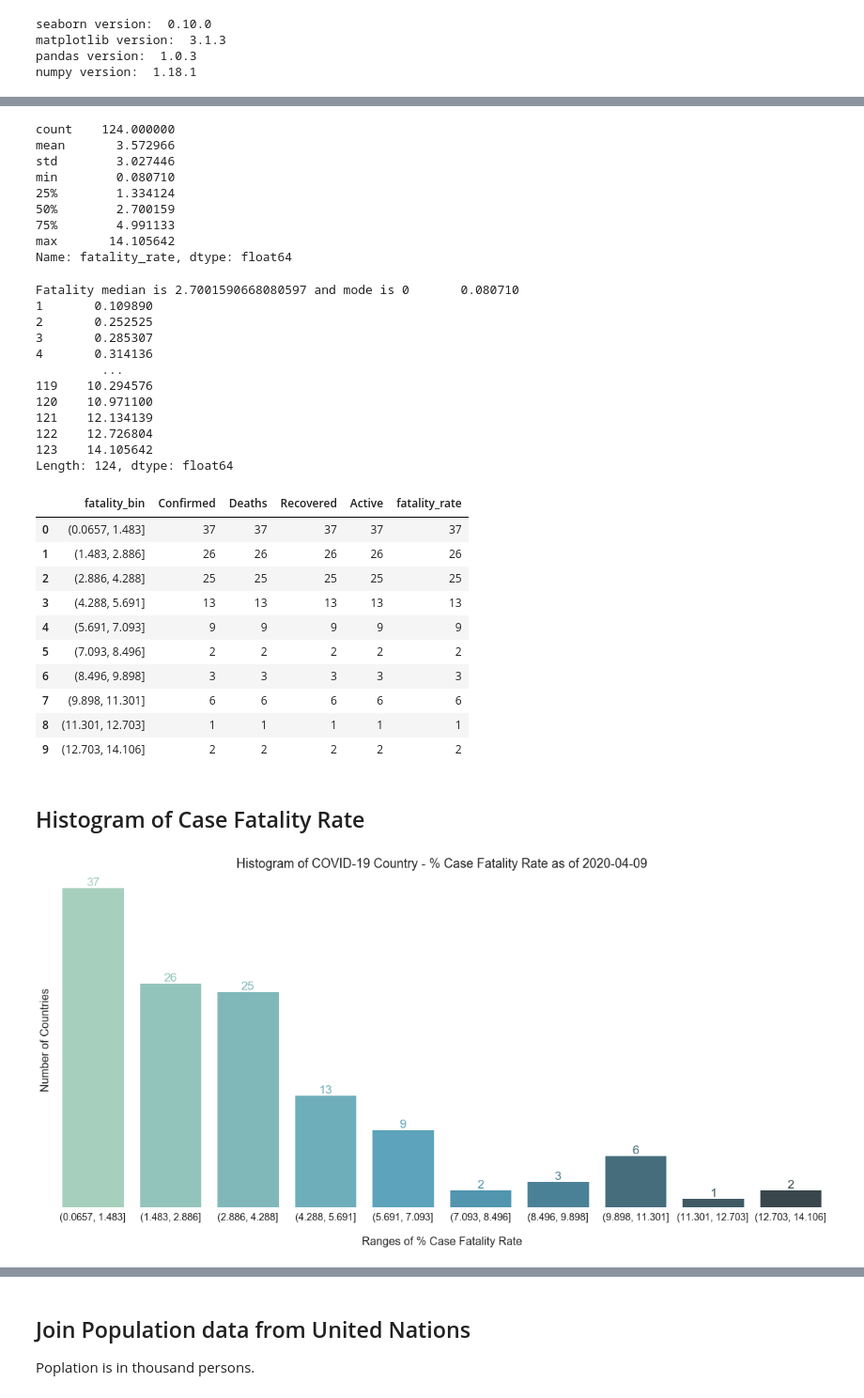
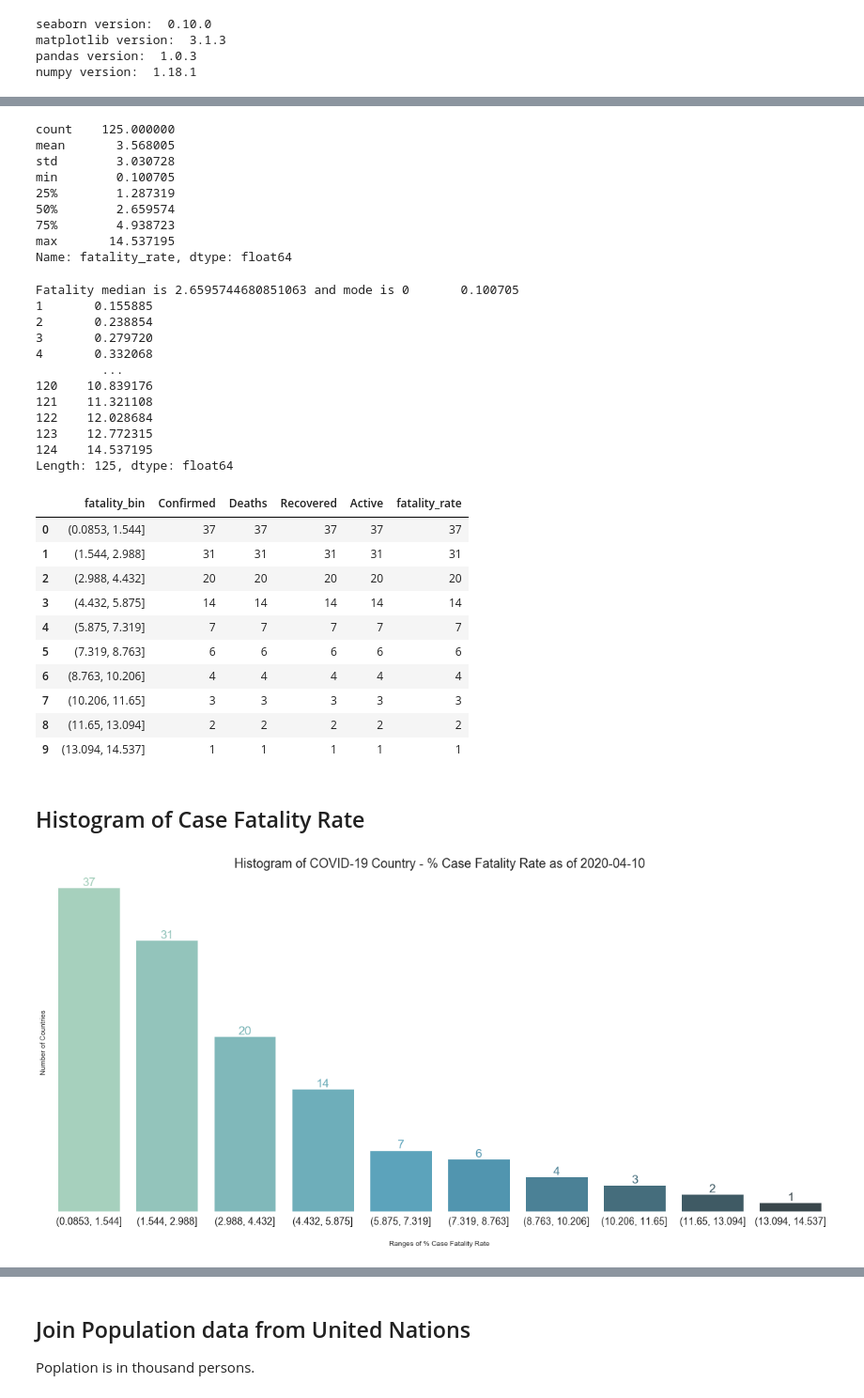
Before and after one commit to nnworkspace/covid19-insight, a Jupyter notebook: covid19-insight.ipynb, the cells around one changed output, grey strips where cells are left out. Shown at 94% size. Drawn from its saved outputs; the diff is of its cells as text; code cells hidden in the pictures.

```diff
--- a/covid19-insight.ipynb
+++ b/covid19-insight.ipynb
@@ -19,7 +19,7 @@ matplotlib version:  3.1.3
 pandas version:  1.0.3
 numpy version:  1.18.1
 # %%
-dateStr = '2020-04-09'
+dateStr = '2020-04-10'
 
 covid_daily_df = pd.read_csv("data/{}.csv".format(dateStr))
 
@@ -252,14 +252,14 @@ df_fatality_scores
 # basic statistics of the fatality
 fatalities.fatality_rate.describe()
 # %% [output]
-count    124.000000
-mean       3.572966
-std        3.027446
-min        0.080710
-25%        1.334124
-50%        2.700159
-75%        4.991133
-max       14.105642
+count    125.000000
+mean       3.568005
+std        3.030728
+min        0.100705
+25%        1.287319
+50%        2.659574
+75%        4.938723
+max       14.537195
 Name: fatality_rate, dtype: float64
 # %%
 # median and mode of fatality rate
@@ -269,18 +269,18 @@ fatality_mode = fatalities.fatality_rate.mode()
 
 print("Fatality median is {} and mode is {}".format(fatality_median, fatality_mode))
 # %% [output]
-Fatality median is 2.7001590668080597 and mode is 0       0.080710
-1       0.109890
-2       0.252525
-3       0.285307
-4       0.314136
+Fatality median is 2.6595744680851063 and mode is 0       0.100705
+1       0.155885
+2       0.238854
+3       0.279720
+4       0.332068
          ...
-119    10.294576
-120    10.971100
-121    12.134139
-122    12.726804
-123    14.105642
-Length: 124, dtype: float64
+120    10.839176
+121    11.321108
+122    12.028684
+123    12.772315
+124    14.537195
+Length: 125, dtype: float64
 # %%
 # the mode above does not make sense, let's fix it.
 
@@ -298,16 +298,16 @@ df_counts
 # I'd like to see the content of each bin, what to do?
 # %% [output]
 |  | fatality_bin | Confirmed | Deaths | Recovered | Active | fatality_rate |
-| 0 | (0.0657, 1.483] | 37 | 37 | 37 | 37 | 37 |
-| 1 | (1.483, 2.886] | 26 | 26 | 26 | 26 | 26 |
-| 2 | (2.886, 4.288] | 25 | 25 | 25 | 25 | 25 |
-| 3 | (4.288, 5.691] | 13 | 13 | 13 | 13 | 13 |
-| 4 | (5.691, 7.093] | 9 | 9 | 9 | 9 | 9 |
-| 5 | (7.093, 8.496] | 2 | 2 | 2 | 2 | 2 |
-| 6 | (8.496, 9.898] | 3 | 3 | 3 | 3 | 3 |
-| 7 | (9.898, 11.301] | 6 | 6 | 6 | 6 | 6 |
-| 8 | (11.301, 12.703] | 1 | 1 | 1 | 1 | 1 |
-| 9 | (12.703, 14.106] | 2 | 2 | 2 | 2 | 2 |
+| 0 | (0.0853, 1.544] | 37 | 37 | 37 | 37 | 37 |
+| 1 | (1.544, 2.988] | 31 | 31 | 31 | 31 | 31 |
+| 2 | (2.988, 4.432] | 20 | 20 | 20 | 20 | 20 |
+| 3 | (4.432, 5.875] | 14 | 14 | 14 | 14 | 14 |
+| 4 | (5.875, 7.319] | 7 | 7 | 7 | 7 | 7 |
+| 5 | (7.319, 8.763] | 6 | 6 | 6 | 6 | 6 |
+| 6 | (8.763, 10.206] | 4 | 4 | 4 | 4 | 4 |
+| 7 | (10.206, 11.65] | 3 | 3 | 3 | 3 | 3 |
+| 8 | (11.65, 13.094] | 2 | 2 | 2 | 2 | 2 |
+| 9 | (13.094, 14.537] | 1 | 1 | 1 | 1 | 1 |
 # %% [markdown]
 ## Histogram of Case Fatality Rate
 # %%
@@ -338,36 +338,36 @@ for p in ax.patches:
     value = p.get_height()
     ax.text(_x, _y, value, ha = "center", va = "center",
             color = p.get_facecolor(), size = 'xx-large')
 
 
 # ================= cosmetics ====================
 # remove the frames
 sns.despine(left=True, bottom=True)
 
 # set the font size of axis
-plt.rcParams["axes.labelsize"] = 16
+plt.rcParams["axes.labelsize"] = 22
 
 # remove the value scale on y axis (ticks) and y label
 g.set(yticks = [], ylabel = 'Number of Countries')
 
 # set the x label
 g.set(xlabel = 'Ranges of % Case Fatality Rate')
 ax.xaxis.labelpad = 20
 
 # set the x ticks
 g.set_xticklabels(g.get_xticklabels(), size = 14)
 
 plt.tight_layout()
 
 
-# plt.savefig("images/countplot_location-case-fatality-rate_{}-dpi-200.jpg".format(dateStr), format="jpg", dpi = 200)
+plt.savefig("images/countplot_location-case-fatality-rate_{}-dpi-200.jpg".format(dateStr), format="jpg", dpi = 200)
 # plt.savefig("images/countplot_location-case-fatality-rate_{}-dpi-300.jpg".format(dateStr), format="jpg", dpi = 300)
 plt.savefig("images/countplot_location-case-fatality-rate_{}.svg".format(dateStr), format="svg")
 
 # plt.show() must appear last, otherwise it only shows a white canvas.
 plt.show()
 # %% [output]
-[figure, old version]
+[figure, new version]
 # %%
 # set color palette
 # the syntax [::-1] means reverse the order in the palette
```
Also changed, not shown: parts of 18 cells of this notebook, 8 other files.
